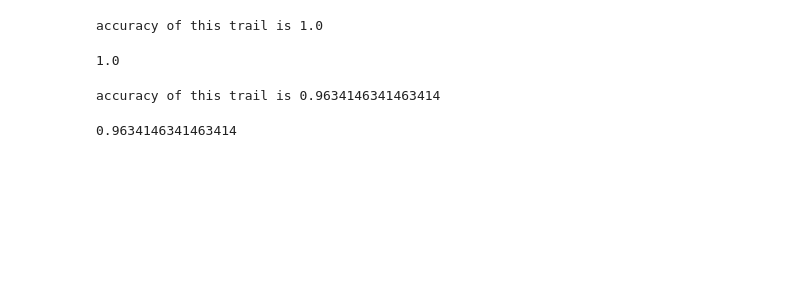
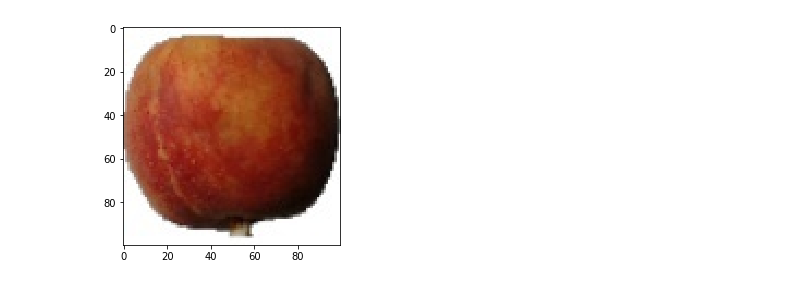
Before and after one commit to LeoGao1/COGS118B_Final_Project, a Jupyter notebook: notebooks/knnwithsklearn.ipynb, the cells around one changed output. Cells and saved outputs as stored; diff of their text form; code cells hidden in the pictures; blank space fills up the shorter version.

```diff
--- a/notebooks/knnwithsklearn.ipynb
+++ b/notebooks/knnwithsklearn.ipynb
@@ -7,3 +12,8 @@ from sklearn.metrics import confusion_matrix
+# %%
+plt.imshow(X_t_2[1], interpolation='nearest')
+plt.show()
+# %% [output]
+[figure, added]
 # %%
 # define a tool to flatten x data into 2D in order to fit in sklearn
 def flatten_x(x_data):
@@ -42,15 +52,3 @@ def knnwithsklearn(x_train,y_train,x_test,y_test):
     print("accuracy of this trail is "+ str(acc))
 
     return acc
-# %%
-x_train1,y_train1,x_test1,y_test1 = getdata('1')
-knnwithsklearn(x_train1,y_train1,x_test1,y_test1)
-# %% [output]
-accuracy of this trail is 1.0
-1.0
-# %%
-x_train1,y_train1,x_test1,y_test1 = getdata('2')
-knnwithsklearn(x_train1,y_train1,x_test1,y_test1)
-# %% [output]
-accuracy of this trail is 0.9634146341463414
-0.9634146341463414
```
Also changed, not shown: parts of 6 cells of this notebook.
